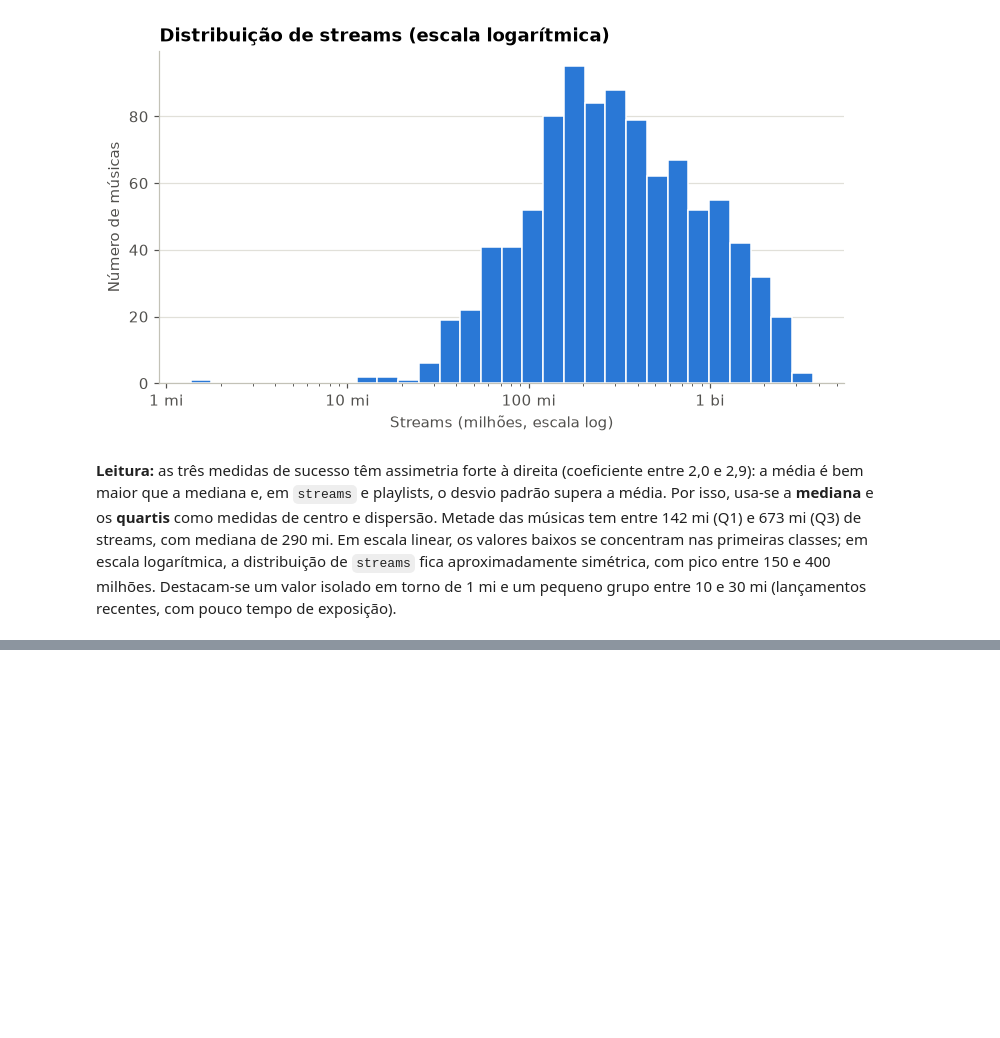
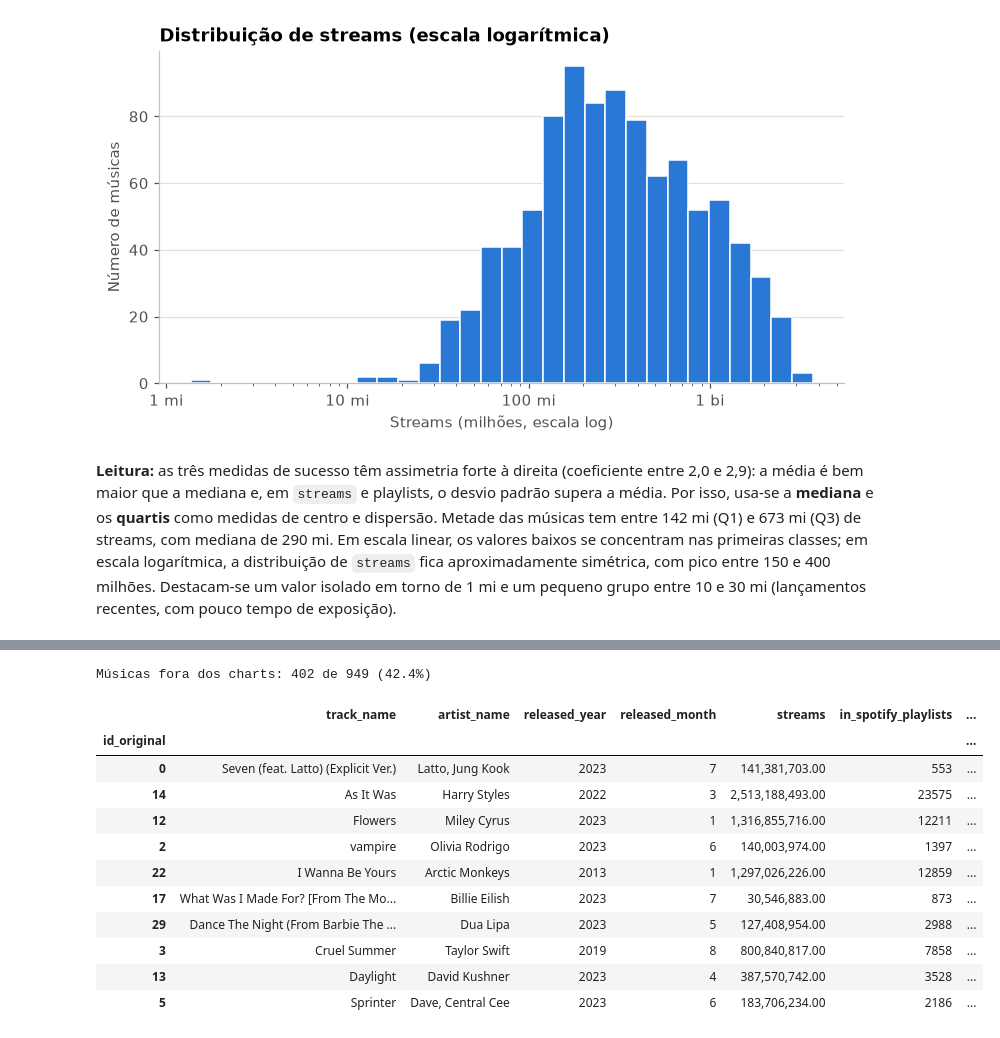
Before and after one commit to CarlosEduardodeCamposOlivera/spotify-streams-analysis, a Jupyter notebook: notebooks/03_analise_descritiva.ipynb, the cells around one changed output, grey strips where cells are left out. Saved outputs shown, nothing was run; the diff lists cells and outputs as text; code cells hidden in the pictures; blank space fills up the shorter version.

```diff
--- a/notebooks/03_analise_descritiva.ipynb
+++ b/notebooks/03_analise_descritiva.ipynb
@@ -314,0 +333,26 @@ entre 150 e 400 milhões. Destacam-se um valor isolado em torno de 1 mi e um peq
+# %%
+# Conferindo a proporção de zeros na in_spotify_charts
+
+zeros = (df["in_spotify_charts"] == 0).sum()
+print(f"Músicas fora dos charts: {zeros} de {len(df)} ({zeros / len(df):.1%})")
+# %% [output]
+Músicas fora dos charts: 402 de 949 (42.4%)
+# %%
+# Testando os valores
+
+colunas_charts = ["track_name", "artist_name", "released_year", "released_month",
+                  "streams", "in_spotify_playlists", "in_spotify_charts"]
+df.nlargest(10, "in_spotify_charts")[colunas_charts]
+# %% [output]
+|  | track_name | artist_name | released_year | released_month | streams | in_spotify_playlists | ... |
+| id_original |  |  |  |  |  |  | ... |
+| 0 | Seven (feat. Latto) (Explicit Ver.) | Latto, Jung Kook | 2023 | 7 | 141,381,703.00 | 553 | ... |
+| 14 | As It Was | Harry Styles | 2022 | 3 | 2,513,188,493.00 | 23575 | ... |
+| 12 | Flowers | Miley Cyrus | 2023 | 1 | 1,316,855,716.00 | 12211 | ... |
+| 2 | vampire | Olivia Rodrigo | 2023 | 6 | 140,003,974.00 | 1397 | ... |
+| 22 | I Wanna Be Yours | Arctic Monkeys | 2013 | 1 | 1,297,026,226.00 | 12859 | ... |
+| 17 | What Was I Made For? [From The Mo... | Billie Eilish | 2023 | 7 | 30,546,883.00 | 873 | ... |
+| 29 | Dance The Night (From Barbie The ... | Dua Lipa | 2023 | 5 | 127,408,954.00 | 2988 | ... |
+| 3 | Cruel Summer | Taylor Swift | 2019 | 8 | 800,840,817.00 | 7858 | ... |
+| 13 | Daylight | David Kushner | 2023 | 4 | 387,570,742.00 | 3528 | ... |
+| 5 | Sprinter | Dave, Central Cee | 2023 | 6 | 183,706,234.00 | 2186 | ... |
```
Also changed, not shown: parts of 7 cells of this notebook, 2 other files.
